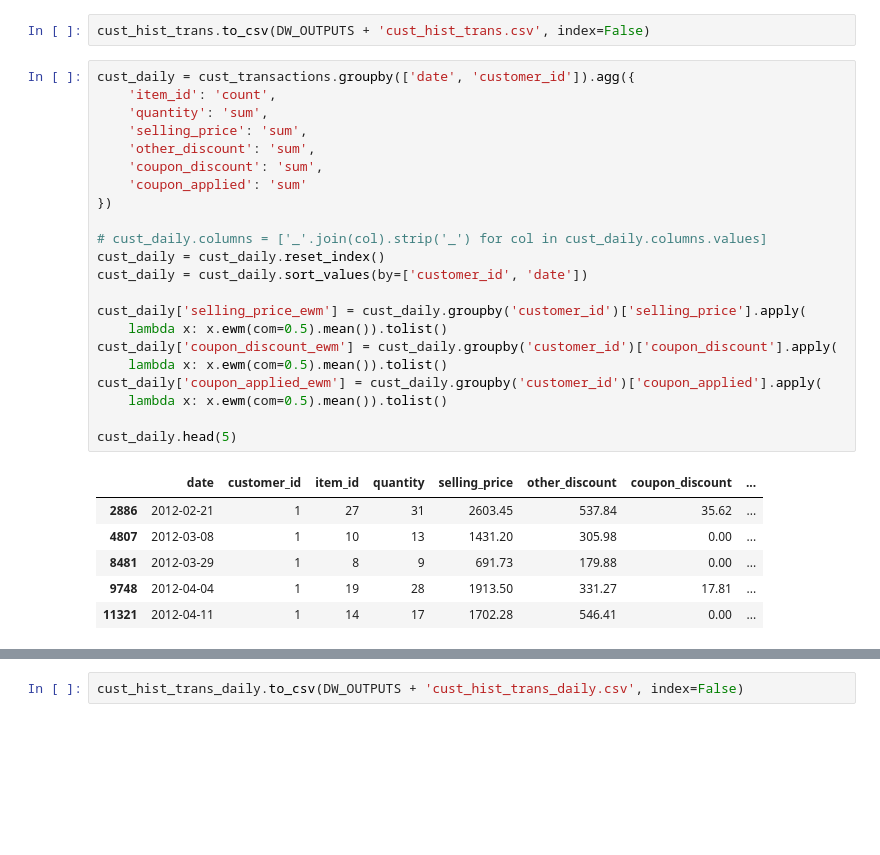
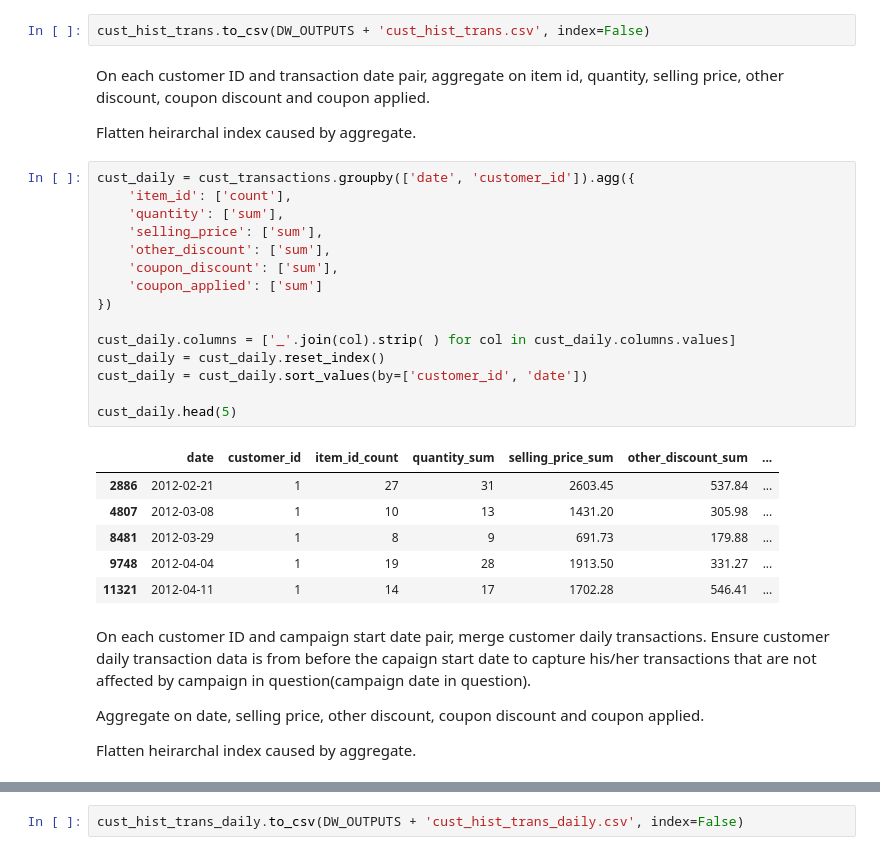
Before and after one commit to ArvindRe/SPCapstone3, a Jupyter notebook: DW & EDA.ipynb, the cells around one changed output, grey strips where cells are left out. Saved outputs shown, nothing was run; the diff lists cells and outputs as text; blank space fills up the shorter version.

```diff
--- a/DW & EDA.ipynb
+++ b/DW & EDA.ipynb
@@ -172,35 +193,38 @@ cust_hist_trans.head()
 | 4 | 1 | 2013-08-10 | 1046 | 98165.57 | 93.848537 | 51.577051 | ... |
 # %%
 cust_hist_trans.to_csv(DW_OUTPUTS + 'cust_hist_trans.csv', index=False)
+# %% [markdown]
+On each customer ID and transaction date pair, aggregate on item id, quantity, selling price, other discount, coupon discount and coupon applied.
+
+Flatten heirarchal index caused by aggregate.
 # %%
 cust_daily = cust_transactions.groupby(['date', 'customer_id']).agg({
-    'item_id': 'count',
-    'quantity': 'sum',
-    'selling_price': 'sum',
-    'other_discount': 'sum',
-    'coupon_discount': 'sum',
-    'coupon_applied': 'sum'
+    'item_id': ['count'],
+    'quantity': ['sum'],
+    'selling_price': ['sum'],
+    'other_discount': ['sum'],
+    'coupon_discount': ['sum'],
+    'coupon_applied': ['sum']
 })
 
-# cust_daily.columns = ['_'.join(col).strip('_') for col in cust_daily.columns.values]
+cust_daily.columns = ['_'.join(col).strip( ) for col in cust_daily.columns.values]
 cust_daily = cust_daily.reset_index()
 cust_daily = cust_daily.sort_values(by=['customer_id', 'date'])
 
-cust_daily['selling_price_ewm'] = cust_daily.groupby('customer_id')['selling_price'].apply(
-    lambda x: x.ewm(com=0.5).mean()).tolist()
-cust_daily['coupon_discount_ewm'] = cust_daily.groupby('customer_id')['coupon_discount'].apply(
-    lambda x: x.ewm(com=0.5).mean()).tolist()
-cust_daily['coupon_applied_ewm'] = cust_daily.groupby('customer_id')['coupon_applied'].apply(
-    lambda x: x.ewm(com=0.5).mean()).tolist()
-
 cust_daily.head(5)
 # %% [output]
-|  | date | customer_id | item_id | quantity | selling_price | other_discount | coupon_discount | ... |
-| 2886 | 2012-02-21 | 1 | 27 | 31 | 2603.45 | 537.84 | 35.62 | ... |
-| 4807 | 2012-03-08 | 1 | 10 | 13 | 1431.20 | 305.98 | 0.00 | ... |
-| 8481 | 2012-03-29 | 1 | 8 | 9 | 691.73 | 179.88 | 0.00 | ... |
-| 9748 | 2012-04-04 | 1 | 19 | 28 | 1913.50 | 331.27 | 17.81 | ... |
-| 11321 | 2012-04-11 | 1 | 14 | 17 | 1702.28 | 546.41 | 0.00 | ... |
+|  | date | customer_id | item_id_count | quantity_sum | selling_price_sum | other_discount_sum | ... |
+| 2886 | 2012-02-21 | 1 | 27 | 31 | 2603.45 | 537.84 | ... |
+| 4807 | 2012-03-08 | 1 | 10 | 13 | 1431.20 | 305.98 | ... |
+| 8481 | 2012-03-29 | 1 | 8 | 9 | 691.73 | 179.88 | ... |
+| 9748 | 2012-04-04 | 1 | 19 | 28 | 1913.50 | 331.27 | ... |
+| 11321 | 2012-04-11 | 1 | 14 | 17 | 1702.28 | 546.41 | ... |
+# %% [markdown]
+On each customer ID and campaign start date pair, merge customer daily transactions. Ensure customer daily transaction data is from before the capaign start date to capture his/her transactions that are not affected by campaign in question(campaign date in question).
+
+Aggregate on date, selling price, other discount, coupon discount and coupon applied.
+
+Flatten heirarchal index caused by aggregate.
 # %%
 df_x = df_all[['customer_id', 'start_date']].drop_duplicates().merge(cust_daily, on=['customer_id'])
 df_x = df_x[df_x.start_date > df_x.date]
```
Also changed, not shown: parts of 30 cells of this notebook.
